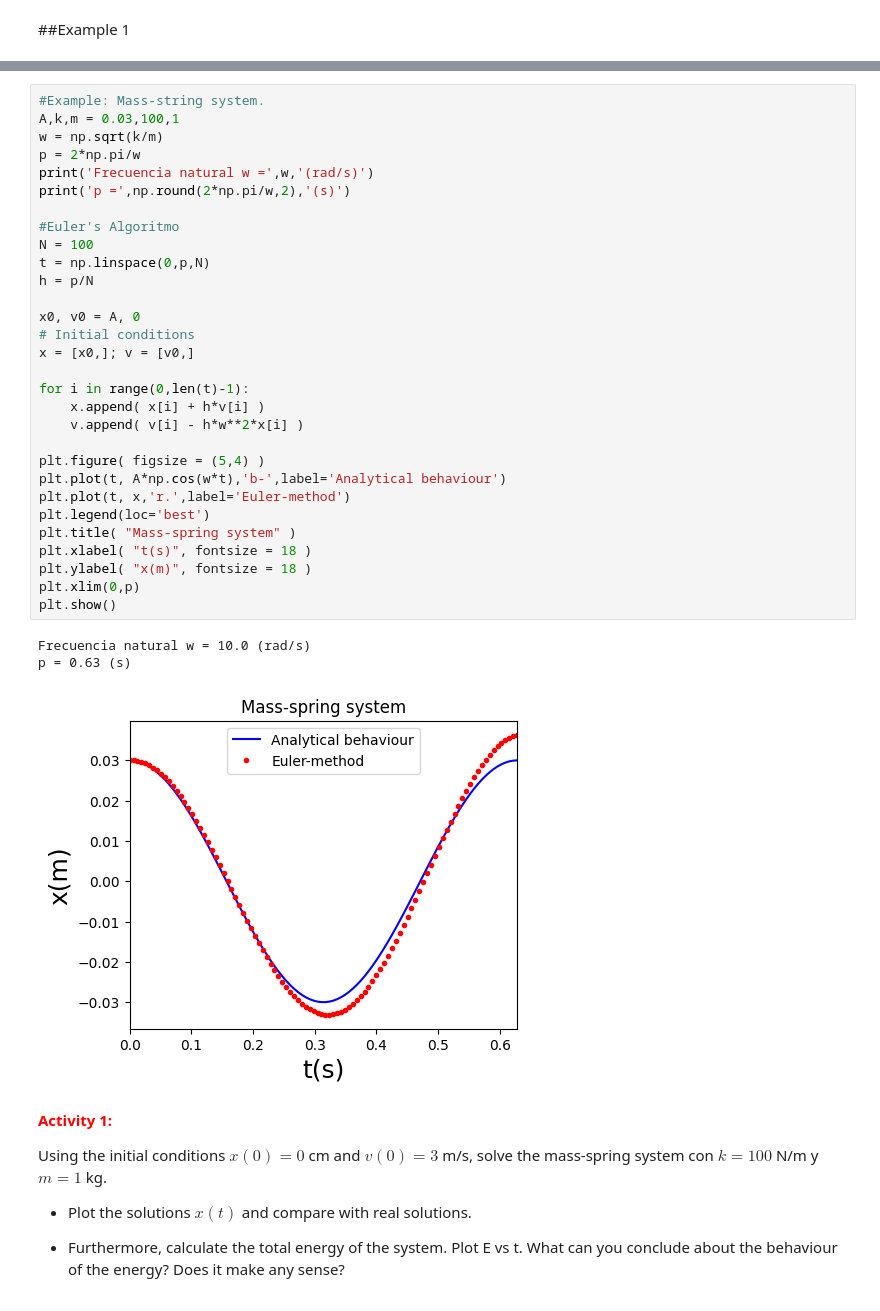
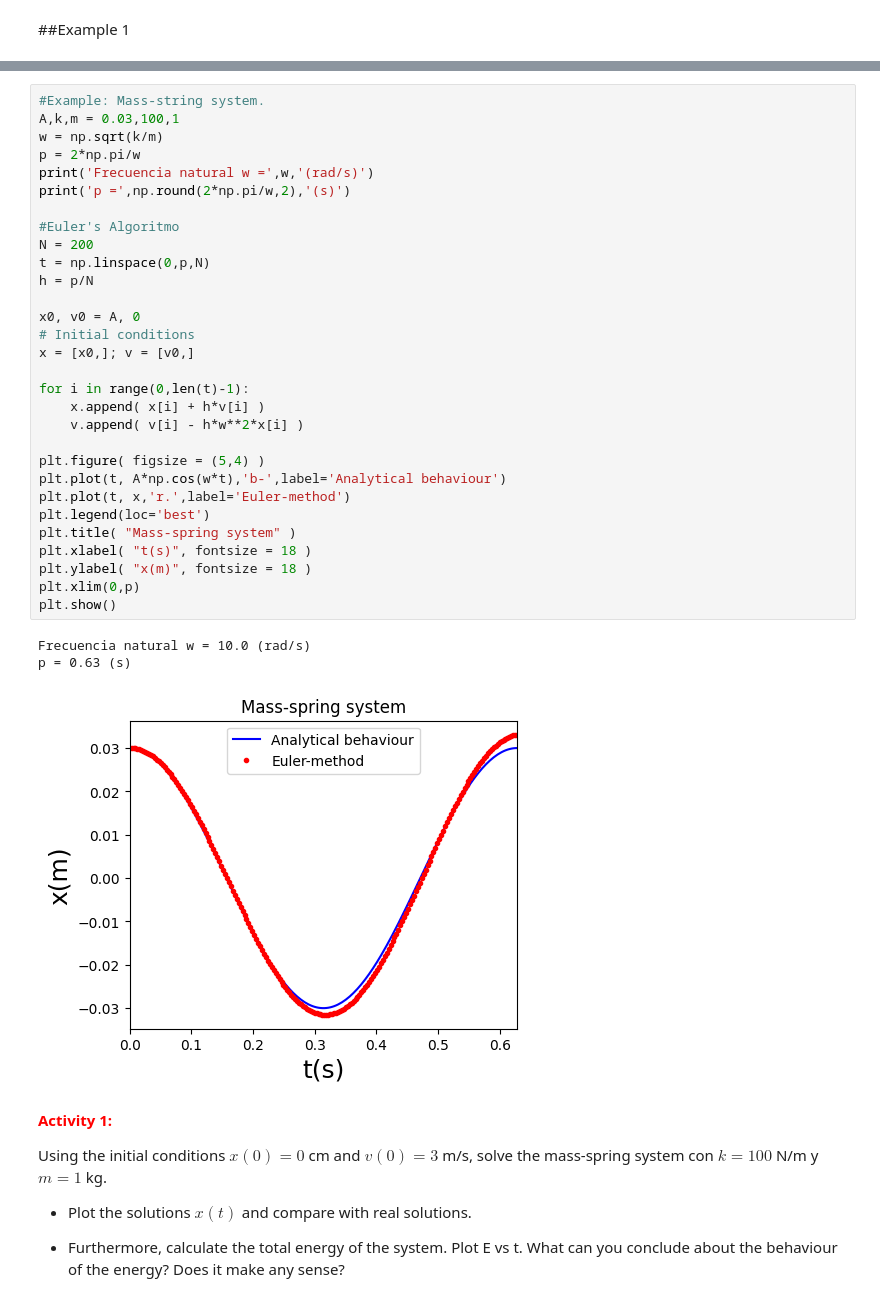
Before and after one commit to anferivera/Programming, a Jupyter notebook: 7_1_differential_equations.ipynb, the cells around one changed output, grey strips where cells are left out. Drawn from its saved outputs; the diff is of its cells as text.

```diff
--- a/7_1_differential_equations.ipynb
+++ b/7_1_differential_equations.ipynb
@@ -150,35 +147,35 @@ The period of the moviment is given by $p = 2\pi/\omega$.
 A,k,m = 0.03,100,1
 w = np.sqrt(k/m)
 p = 2*np.pi/w
 print('Frecuencia natural w =',w,'(rad/s)')
 print('p =',np.round(2*np.pi/w,2),'(s)')
 
 #Euler's Algoritmo
-N = 100
+N = 200
 t = np.linspace(0,p,N)
 h = p/N
 
 x0, v0 = A, 0
 # Initial conditions
 x = [x0,]; v = [v0,]
 
 for i in range(0,len(t)-1):
     x.append( x[i] + h*v[i] )
     v.append( v[i] - h*w**2*x[i] )
 
 plt.figure( figsize = (5,4) )
 plt.plot(t, A*np.cos(w*t),'b-',label='Analytical behaviour')
 plt.plot(t, x,'r.',label='Euler-method')
 plt.legend(loc='best')
 plt.title( "Mass-spring system" )
 plt.xlabel( "t(s)", fontsize = 18 )
 plt.ylabel( "x(m)", fontsize = 18 )
 plt.xlim(0,p)
 plt.show()
 # %% [output]
 Frecuencia natural w = 10.0 (rad/s)
 p = 0.63 (s)
-[figure, old version]
+[figure, new version]
 # %% [markdown]
  <font color='red'>   **Activity 1:** </font>
 
```
Also changed, not shown: parts of 5 cells of this notebook.
